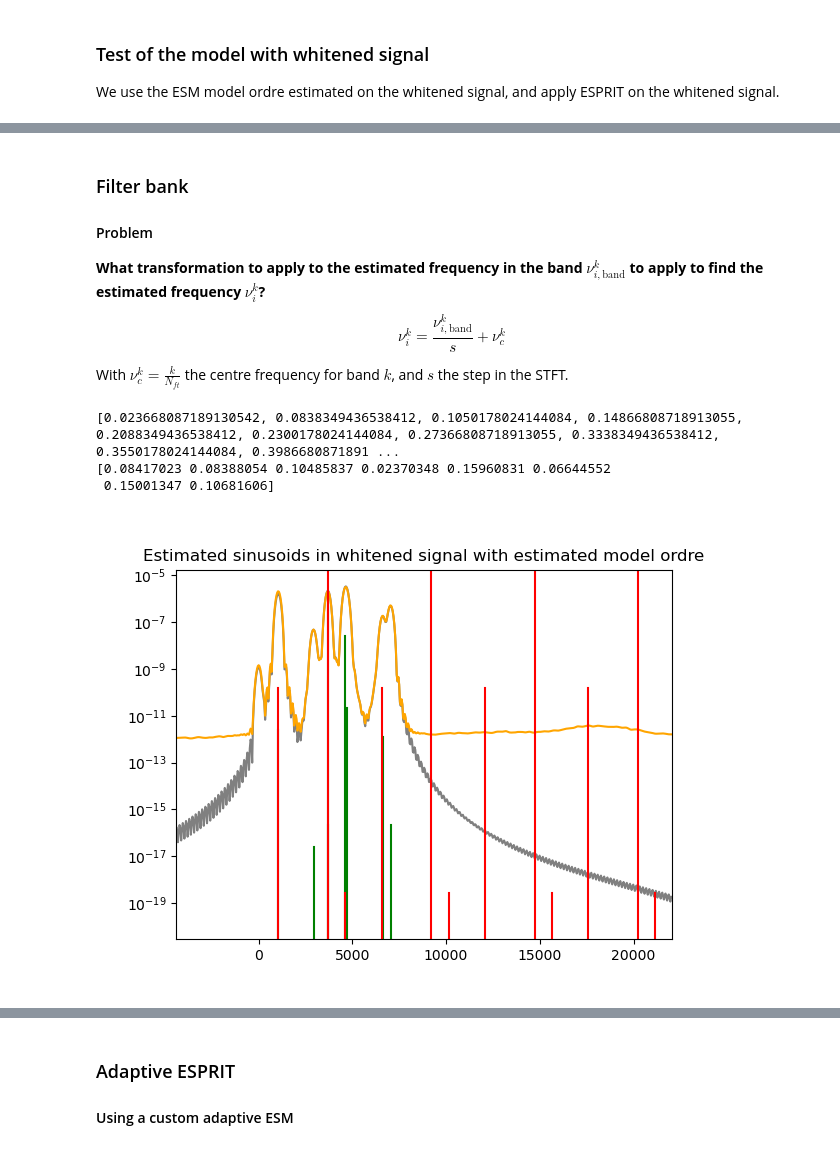
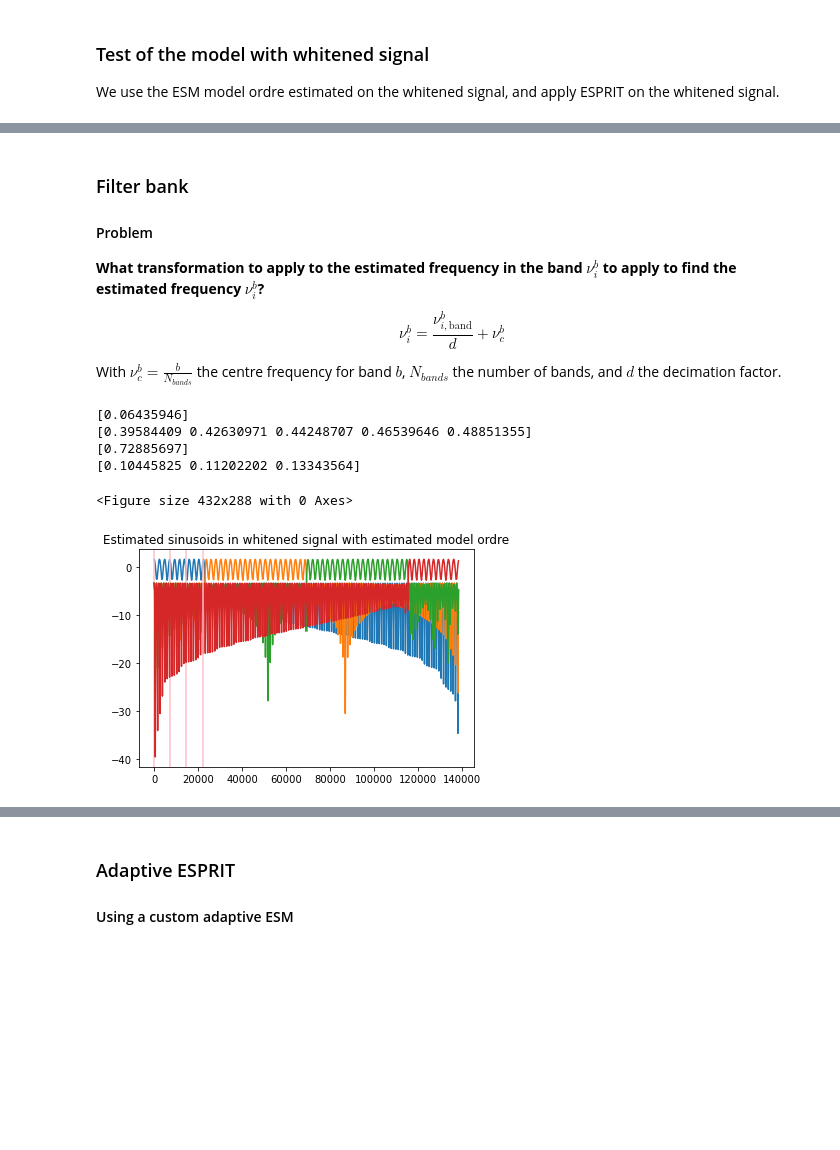
Before and after one commit to piptouque/atiam_pam_hrparam, a Jupyter notebook: source/synth_hr_pierre.ipynb, the cells around one changed output, grey strips where cells are left out. Drawn from its saved outputs; the diff is of its cells as text; code cells hidden in the pictures; blank space fills up the shorter version.

```diff
--- a/source/synth_hr_pierre.ipynb
+++ b/source/synth_hr_pierre.ipynb
@@ -104,7 +101,7 @@ plt.show()
 # %% [markdown]
 ### Whitening the noise
 # %%
-noise_ratio = 0.001
+noise_ratio = 0.005
 noise = noise_ratio*pink_noise
 
 x = x_sine + noise
@@ -183,7 +175,7 @@ $$
 |\hat{z} − z_k| \leq \kappa_2 ||E(p)||_2
 $$
 # %%
-n_est = 32
+n_est = 64
 p_max = 16 # for now
 ps = np.arange(1,p_max+1)
 j_sine = Ester.inverse_error_func(x_sine, n=n_est, p_max=p_max)
@@ -191,7 +183,7 @@ j_noise = Ester.inverse_error_func(x, n=n_est, p_max=p_max)
 j_white = Ester.inverse_error_func(x_white, n=n_est, p_max=p_max)
 
 plt.figure()
-plt.title('Estimated ESM ordre probabilities, noiseless and noisy signals')
+plt.title('Estimated ESM order probabilities, noiseless and noisy signals')
 plt.xlabel('$p$')
 plt.ylabel('Probability')
 plt.plot(ps, j_sine/np.max(j_sine), c='cyan')
@@ -200,9 +192,9 @@ plt.plot(ps, j_white/np.max(j_white), c='b')
 plt.axvline(r, ymin=0, ymax=1, c='g')
 plt.show()
 
-r_est_sine = Ester.estimate_esm_ordre(x_sine, n_est, p_max)
-r_est_noise = Ester.estimate_esm_ordre(x, n_est, p_max)
-r_est_white = Ester.estimate_esm_ordre(x_white, n_est, p_max)
+r_est_sine = Ester.estimate_esm_order(x_sine, n_est, p_max)
+r_est_noise = Ester.estimate_esm_order(x, n_est, p_max)
+r_est_white = Ester.estimate_esm_order(x_white, n_est, p_max)
 print('Ordre of the ESM model')
 print(f'Truth={r}')
 print(f'Estimated: Noiseless={r_est_sine}, Noisy={r_est_noise}, Whitened={r_est_white}')
@@ -253,71 +233,85 @@ ipd.Audio(np.real(x_sine_est)/np.max(np.abs(x_sine_est)), rate=sr)
 
 #### Problem
 
-__What transformation to apply to the estimated frequency in the band $\nu_{i,\text{band}}^k$ to apply to find the estimated frequency $\nu_i^k$?__
+__What transformation to apply to the estimated frequency in the band $\nu_{i}^b$ to apply to find the estimated frequency $\nu_i^b$?__
 
 $$
-\nu_i^k = \frac{\nu_{i,\text{band}}^k}{s} + \nu_c^k
+\nu_i^b = \frac{\nu_{i,\text{band}}^b}{d} + \nu_c^b
 $$
 
-With $\nu_c^k = \frac{k}{N_{ft}}$ the centre frequency for band $k$, and $s$ the step in the STFT.
+With $\nu_c^b = \frac{b}{N_{bands}}$ the centre frequency for band $b$, $N_{bands}$ the number of bands, and $d$ the decimation factor.
 # %%
 # number of bands
 nb_bands = 4
-ordre_filtre = 21
-w_trans_hz = 20
-bank = FiltreBank(nb_bands, ordre_filtre=ordre_filtre, w_trans=w_trans_hz/sr)
+decimation_factor = 1
+order_filter = 257
+w_trans_hz = 10
+bank = FilterBank(nb_bands, decimation_factor, order_filter=order_filter, w_trans=w_trans_hz/sr)
 x_bands = bank.process(x_white)
-nus_centre = np.arange(nb_bands)/(2*nb_bands)
+
+clip_damp = True
+discard_freq = True
 
 rs_est = []
 gammas_est = []
 nus_est = []
 amps_est = []
 phis_est = []
 
-n_est_fb = 32
+n_est_fb = 64
 p_max_fb = 8
-for k in range(nb_bands):
-    x_band = x_bands[k]
-    r_band = Ester.estimate_esm_ordre(x_band, n=n_est_fb, p_max=p_max_fb)
+for b in range(bank.nb_bands):
+    x_band = x_bands[b]
+    r_band = Ester.estimate_esm_order(x_band, n=n_est_fb, p_max=p_max_fb)
     rs_est.append(r_band)
-    w_cap, _ = Esprit.subspace_weighting_mats(x_band, n_est, rs_est[k])
+    w_cap, _ = Esprit.subspace_weighting_mats(x_band, n_est, rs_est[b])
     phi_cap = Esprit.spectral_matrix(w_cap)
-    zs, _ = Esprit.estimate_poles(phi_cap)
+    zs, _ = Esprit.estimate_poles(phi_cap, clip_damp=clip_damp, discard_freq=discard_freq)
 
     alphas = Esprit.estimate_esm_alphas(x_band, zs)
     gammas_est_band, nus_est_band = EsmModel.poles_to_dampfreq(zs)
     amps_est_band, phis_est_band = EsmModel.alphas_to_ampphase(alphas)
     # TODO: Not right, fix this
-    nus_est_band = nus_est_band/nb_bands + nus_centre[k]
+    nus_est_band = nus_est_band/bank.decimation_factor + bank.nus_centre[b]
+    print(nus_est_band)
     nus_est += nus_est_band.tolist()
     gammas_est += gammas_est_band.tolist()
     amps_est += amps_est_band.tolist()
     phis_est += phis_est_band.tolist()
 
-print(nus_est)
-print(nus)
+# print(nus_est)
+# print(nus)
 nus_est = np.array(nus_est)
 # print(np.amin(nus_est), np.amax(nus_est))
-x_esm_est = EsmModel(gammas_est, nus_est, amps_est, phis_est)
+# x_esm_est = EsmModel(gammas_est, nus_est, amps_est, phis_est)
 #print(x_esm_est.nus * sr)
 #print(x_esm_est.nus * sr)
+# plt.close("all")
 plt.clf()
 plt.figure()
 plt.title("Estimated sinusoids in whitened signal with estimated model ordre")
-plt.xlim(np.array([-0.1, 0.5])*sr)
-plt.semilogy(np.fft.fftshift(fs_x_psd), np.fft.fftshift(x_sine_psd), c='grey')
-plt.semilogy(np.fft.fftshift(fs_x_psd), np.fft.fftshift(x_white_psd), c='orange')
+# plt.xlim(np.array([-0.1, 0.5])*sr)
+# plt.semilogy(np.fft.fftshift(fs_x_psd), np.fft.fftshift(x_sine_psd), c='grey')
+# plt.semilogy(np.fft.fftshift(fs_x_psd), np.fft.fftshift(x_white_psd), c='orange')
 for j in range(len(x_esm.nus)):
-    plt.axvline(x_esm.nus[j] * sr, 0, x_esm.amps[j], c='g')
+    pass
+    # plt.axvline(x_esm.nus[j] * sr, 0, x_esm.amps[j], c='g')
 for j in range(len(x_esm_est.nus)):
-    plt.axvline(x_esm_est.nus[j] * sr, 0, x_esm_est.amps[j], c='r')
+    pass
+    # plt.axvline(x_esm_est.nus[j] * sr, 0, x_esm_est.amps[j], c='r')
+
+for b in range(bank.nb_bands):
+    freqs, amps = sig.freqz(bank.filter_coeffs[b], [1])
+    plt.plot(freqs * sr, to_db(np.abs(amps)))
+    plt.axvline(bank.nus_centre[b] * sr, 0, 1, c='pink')
 plt.show()
 # %% [output]
-[0.023668087189130542, 0.0838349436538412, 0.1050178024144084, 0.14866808718913055, 0.2088349436538412, 0.2300178024144084, 0.27366808718913055, 0.3338349436538412, 0.3550178024144084, 0.3986680871891 ...
-[0.08417023 0.08388054 0.10485837 0.02370348 0.15960831 0.06644552
- 0.15001347 0.10681606]
+[0.06435946]
+[0.39584409 0.42630971 0.44248707 0.46539646 0.48851355]
+[0.72885697]
+[0.10445825 0.11202202 0.13343564]
+<Figure size 432x288 with 0 Axes>
-[figure, old version]
+[figure, new version]
 # %%
 x_sine_est = x_esm_est.synth(n_s)
 ipd.Audio(np.real(x_sine_est)/np.max(np.abs(x_sine_est)), rate=sr)
```
Also changed, not shown: parts of 13 cells of this notebook, 7 other files.
